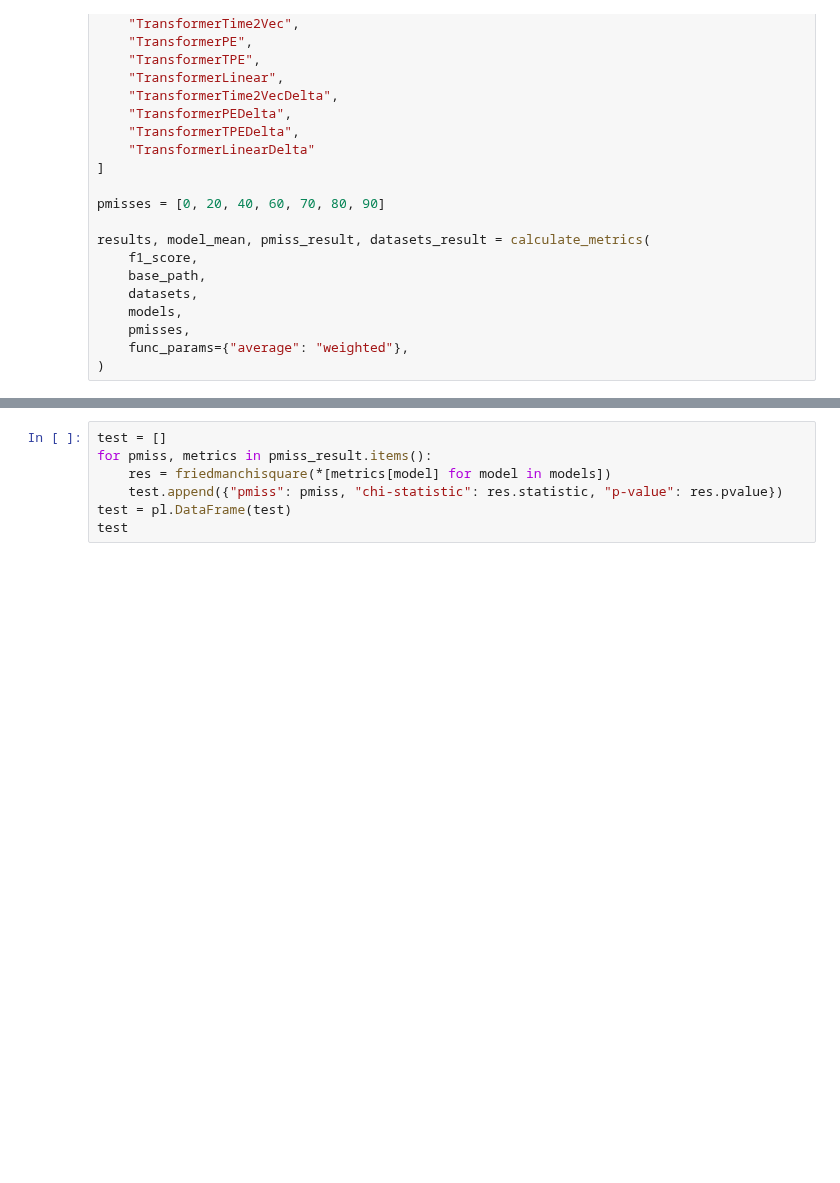
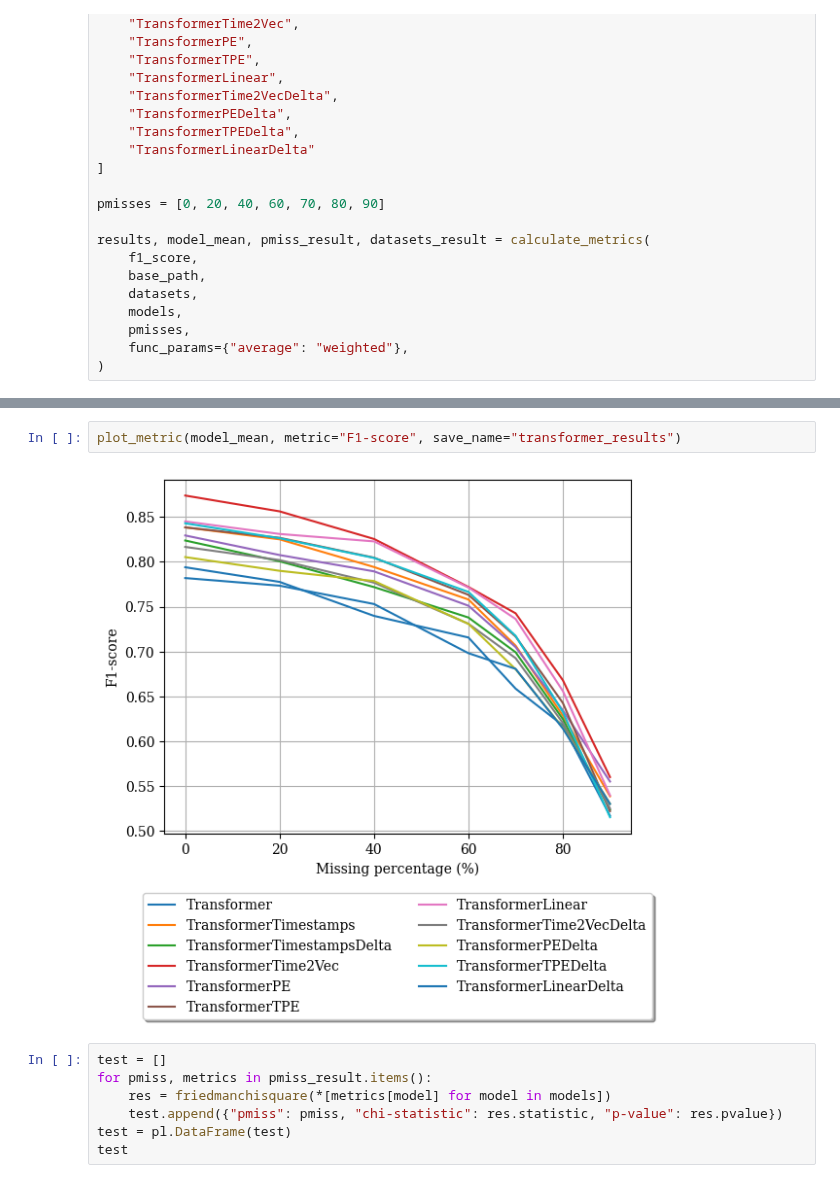
Before and after one commit to thiago-rissi/time_encoding_experiment, a Jupyter notebook: notebooks/stats.ipynb, the cells around one changed output, grey strips where cells are left out. Cells and saved outputs as stored; diff of their text form; blank space fills up the shorter version.

```diff
--- a/notebooks/stats.ipynb
+++ b/notebooks/stats.ipynb
@@ -82,3 +91,7 @@ results, model_mean, pmiss_result, datasets_result = calculate_metrics(
+# %%
+plot_metric(model_mean, metric="F1-score", save_name="transformer_results")
+# %% [output]
+[figure, added]
 # %%
 test = []
 for pmiss, metrics in pmiss_result.items():
```
Also changed, not shown: parts of 4 cells of this notebook, 7 other files.
